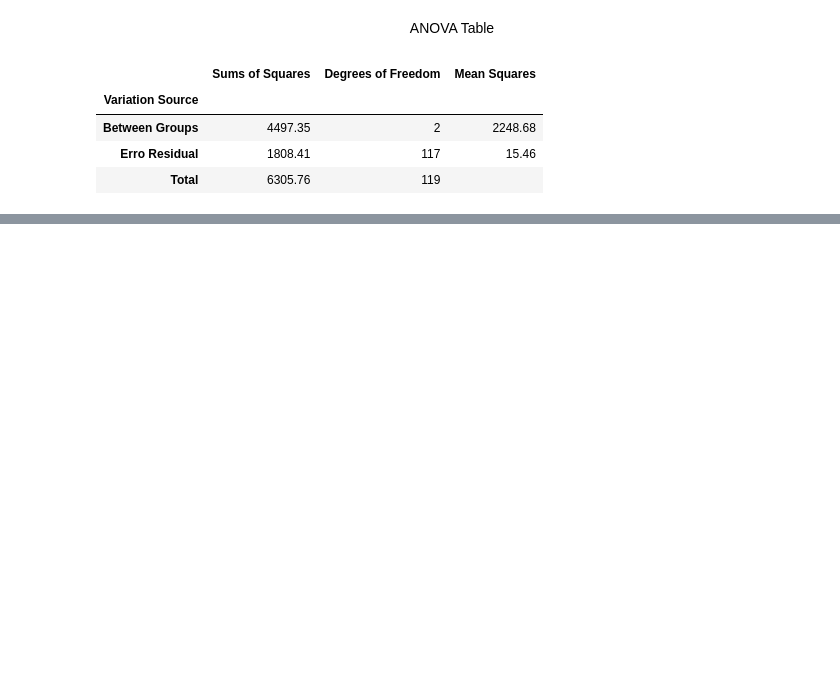
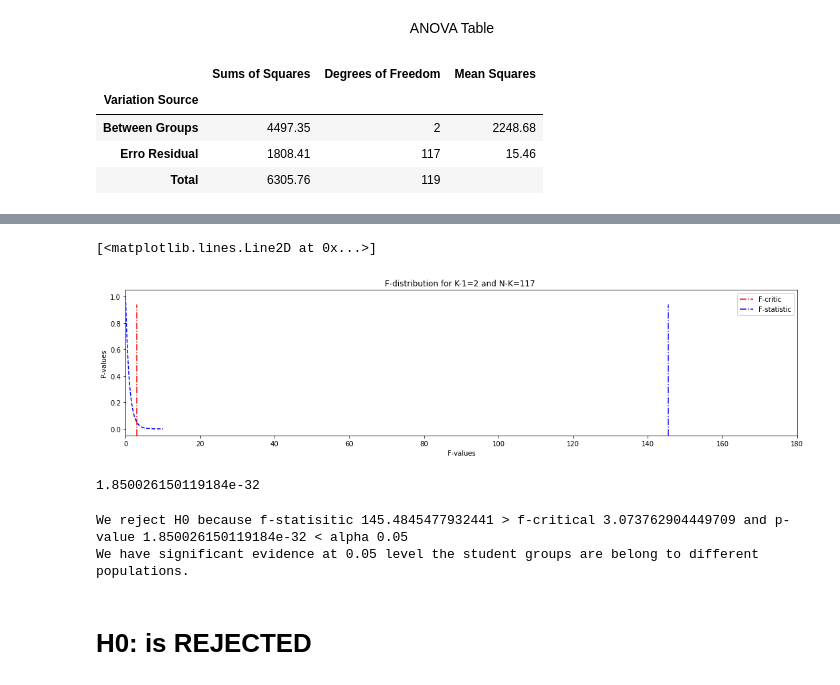
Before and after one commit to Deego88/MLS, a Jupyter notebook: Scipy-stats.ipynb, the cells around one changed output, grey strips where cells are left out. Drawn from its saved outputs; the diff is of its cells as text; code cells hidden in the pictures; blank space fills up the shorter version.

Commit message:
Add files via upload
H0: Hypothesis REJECTED. Jupyter Notebook complete.

```diff
--- a/Scipy-stats.ipynb
+++ b/Scipy-stats.ipynb
@@ -827,0 +872,33 @@ anova_table
+# %%
+#How much we are far from the
+plt.figure(figsize=(18,4))
+from scipy.stats import f, norm
+rv = f(dfn=k-1, dfd=N-k)
+x = np.linspace(rv.ppf(0.0001),rv.ppf(0.9999),100)
+y = rv.pdf(x)
+
+plt.title("F-distribution for K-1=2 and N-K=117 ")
+plt.xlim(0,180)
+plt.axvline(x=f_crit,color='r',ymax=0.90,linestyle='-.',label='F-critic')
+plt.axvline(x=f_stat,color='b',ymax=0.90,linestyle='-.',label='F-statistic')
+plt.ylabel("P-values")
+plt.xlabel("F-values")
+plt.legend()
+plt.plot(x,y, 'b--')
+# %% [output]
+[<matplotlib.lines.Line2D at 0x...>]
+[figure, added]
+# %%
+# Find the P-value
+p_value = f.sf(f_stat, dfn, dfd) #find p-value of F test statistic
+p_value
+# %% [output]
+1.850026150119184e-32
+# %%
+# Reject the null Hypothesis
+if (f_stat > f_crit) & (p_value<alpha):
+    print(f"We reject H0 because f-statisitic {f_stat} > f-critical {f_crit} and p-value {p_value} < alpha {alpha}",
+         "\nWe have significant evidence at 0.05 level the student groups are belong to different populations.")
+# %% [output]
+We reject H0 because f-statisitic 145.4845477932441 > f-critical 3.073762904449709 and p-value 1.850026150119184e-32 < alpha 0.05
+We have significant evidence at 0.05 level the student groups are belong to different populations.
@@ -827,0 +910,2 @@ anova_table
+# %% [markdown]
+# H0: is REJECTED
```
Also changed, not shown: parts of 16 cells of this notebook.
